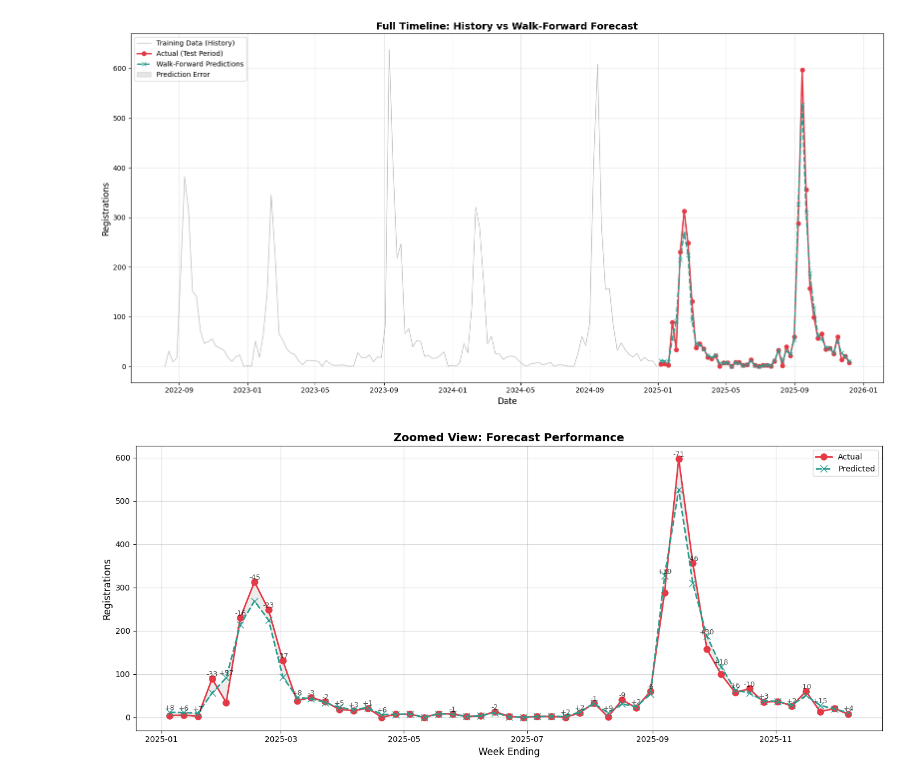
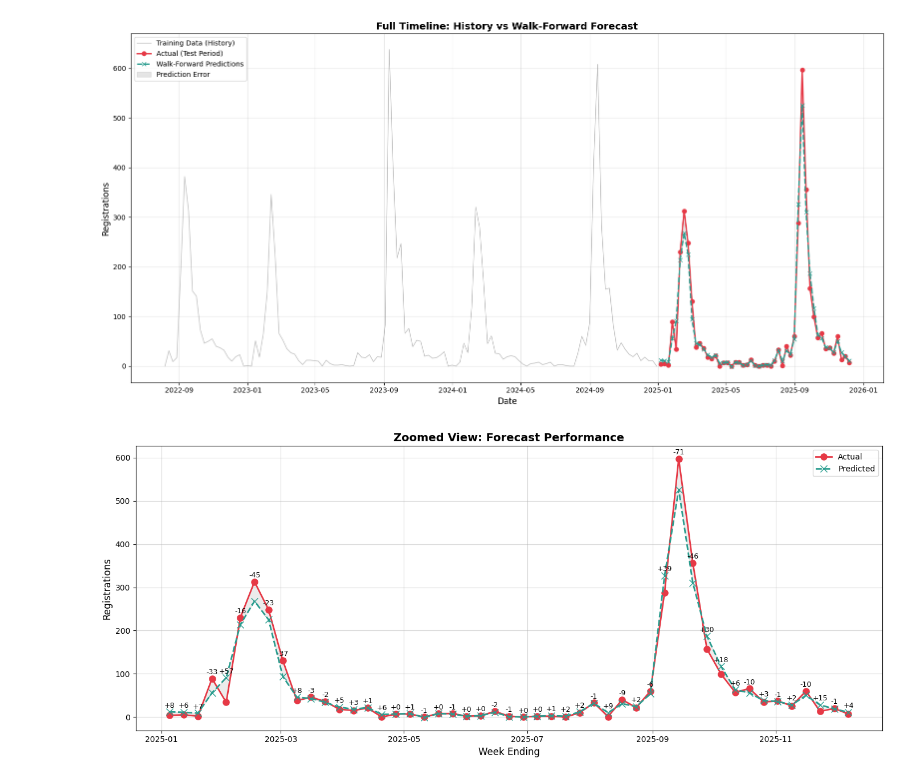
Before and after one commit to franciscopana/M.IA_Time-Series-Forecasting, a Jupyter notebook: result_analysis.ipynb, the cells around one changed output. Drawn from its saved outputs; the diff is of its cells as text; code cells hidden in the pictures.

```diff
--- a/result_analysis.ipynb
+++ b/result_analysis.ipynb
@@ -71,32 +71,31 @@ plt.show()
 # %%
 fig, ax = plt.subplots(figsize=(14, 6))
 
 ax.plot(results_df['week_ending'], results_df['actual'],
         label='Actual', color='#E63946', marker='o', linewidth=2, markersize=8)
 ax.plot(results_df['week_ending'], results_df['predicted'],
         label='Predicted', color='#2A9D8F', linestyle='--', marker='x', linewidth=2, markersize=8)
 
 for idx, row in results_df.iterrows():
     error = row['predicted'] - row['actual']
-    if abs(error) > 1:
-        ax.annotate(f'{error:+.0f}',
-                    xy=(row['week_ending'], max(row['actual'], row['predicted']) + 5),
-                    ha='center', fontsize=9, color='black', alpha=0.7)
+    ax.annotate(f'{error:+.0f}',
+                xy=(row['week_ending'], max(row['actual'], row['predicted']) + 10),
+                ha='center', fontsize=9, color='black')
 
 ax.fill_between(results_df['week_ending'],
                 results_df['actual'], results_df['predicted'],
                 alpha=0.15, color='gray')
 
 ax.set_xlabel('Week Ending', fontsize=12)
 ax.set_ylabel('Registrations', fontsize=12)
 ax.set_title('Zoomed View: Forecast Performance', fontsize=14, fontweight='bold')
 ax.legend()
 ax.grid(True, alpha=0.5)
 plt.tight_layout()
 plt.savefig(figures_dir / '2_zoomed_forecast.png', dpi=300)
 plt.show()
 # %% [output]
-[figure, old version]
+[figure, new version]
 # %%
 fig, ax = plt.subplots(figsize=(10, 5))
 
```
Also changed, not shown: parts of 3 cells of this notebook, 7 other files.
